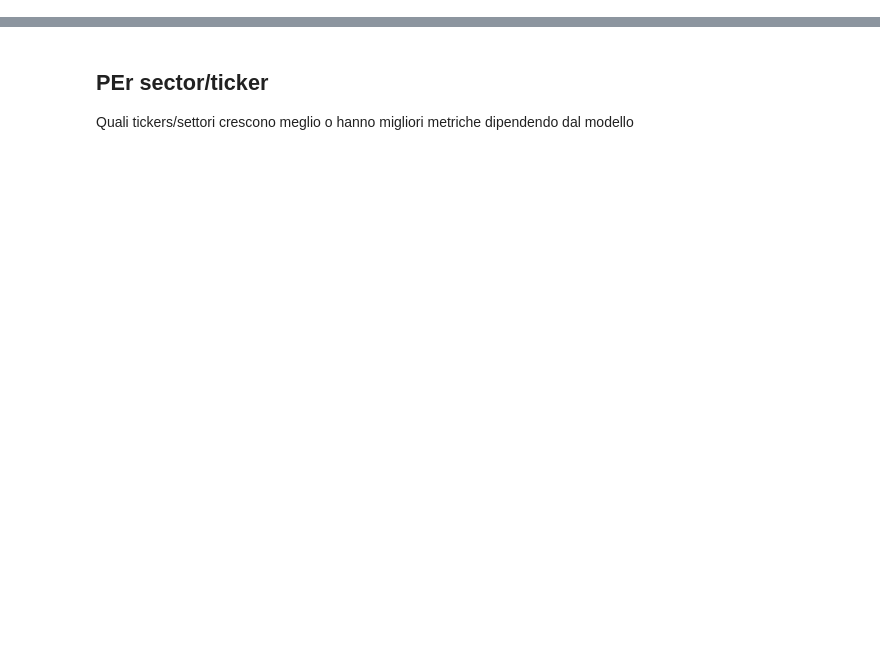
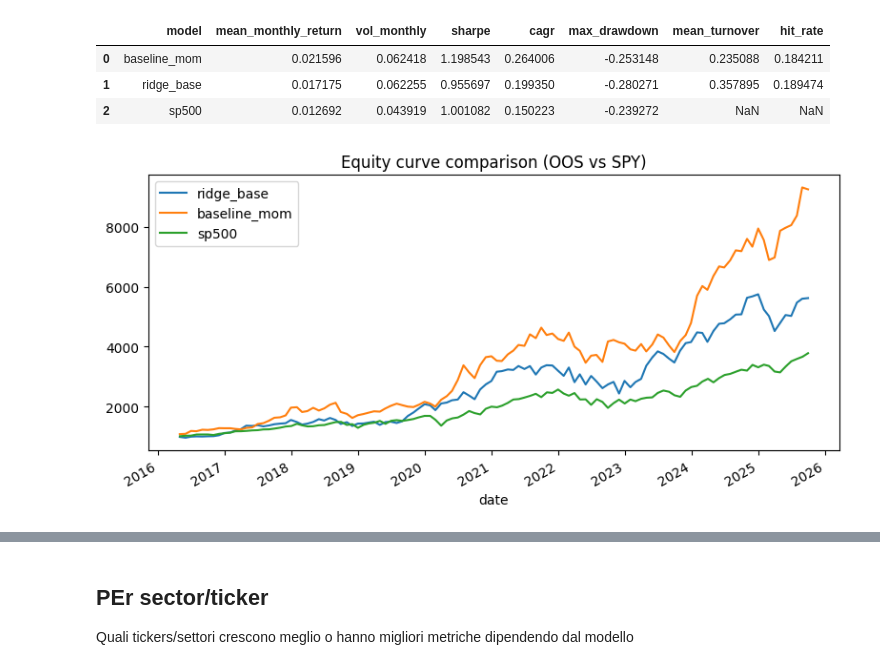
Before and after one commit to IgorDragone/hybrid-stock-prediction-thesis, a Jupyter notebook: notebooks/04_robustness.ipynb, the cells around one changed output, grey strips where cells are left out. Drawn from its saved outputs; the diff is of its cells as text; code cells hidden in the pictures; blank space fills up the shorter version.

```diff
--- a/notebooks/04_robustness.ipynb
+++ b/notebooks/04_robustness.ipynb
@@ -189,0 +248,49 @@ temporal stability, sectors strenght,
+# %%
+# Compare SPY vs model equity/metrics on OOS window
+spy = pd.read_parquet(BENCH_PATH)
+spy['date'] = pd.to_datetime(spy['date'])
+
+# Build a clean monthly series first
+if 'close' not in spy.columns:
+    raise ValueError('SPY data missing close column; re-download benchmark.')
+monthly = spy.set_index('date').resample('M')['close'].last().reset_index()
+monthly['ret_1m'] = monthly['close'].pct_change(1)
+monthly = monthly.dropna(subset=['ret_1m'])
+monthly['month'] = monthly['date'].dt.to_period('M')
+
+# Align to OOS months
+oos_months = pd.Series(oos_base['date']).dt.to_period('M').drop_duplicates()
+spy_oos = monthly[monthly['month'].isin(oos_months)].copy()
+
+if spy_oos.empty:
+    print('SPY OOS alignment is empty; check benchmark date range.')
+
+spy_oos = spy_oos.sort_values('date')
+spy_oos['equity'] = (1 + spy_oos['ret_1m']).cumprod()
+
+# Metrics for SPY
+spy_summary = _summarize_portfolio(spy_oos.set_index('date')['ret_1m'])
+spy_row = pd.DataFrame([{'model': 'sp500', **spy_summary, 'hit_rate': np.nan}])
+
+# Compare metrics (ridge vs baseline vs SPY)
+summary_compare = pd.concat([summary_base[['model','mean_monthly_return','vol_monthly','sharpe','cagr','max_drawdown','mean_turnover','hit_rate']], spy_row], ignore_index=True)
+display(summary_compare)
+
+# Equity curve comparison (models + SPY)
+curves = {
+    'ridge_base': artifacts_base['ridge_base']['equity'],
+    'baseline_mom': artifacts_base['baseline_mom']['equity'],
+    'sp500': spy_oos.set_index('date')['equity'],
+}
+plt.figure(figsize=(8, 4))
+for name, eq in curves.items():
+    (eq * 1000).plot(label=name)
+plt.title('Equity curve comparison (OOS vs SPY)')
+plt.legend()
+plt.tight_layout()
+# %% [output]
+|  | model | mean_monthly_return | vol_monthly | sharpe | cagr | max_drawdown | mean_turnover | hit_rate |
+| 0 | baseline_mom | 0.021596 | 0.062418 | 1.198543 | 0.264006 | -0.253148 | 0.235088 | 0.184211 |
+| 1 | ridge_base | 0.017175 | 0.062255 | 0.955697 | 0.199350 | -0.280271 | 0.357895 | 0.189474 |
+| 2 | sp500 | 0.012692 | 0.043919 | 1.001082 | 0.150223 | -0.239272 | NaN | NaN |
+[figure, added]
```
Also changed, not shown: parts of 69 cells of this notebook, 4 other files.
